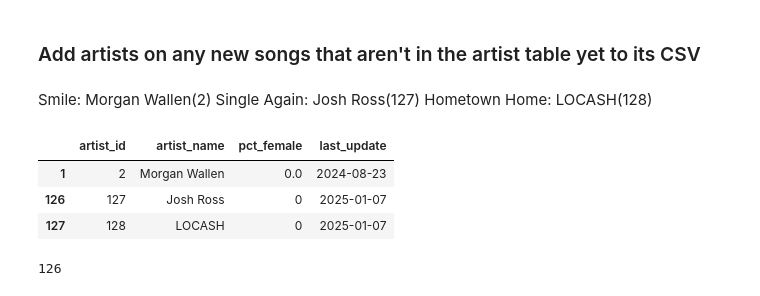
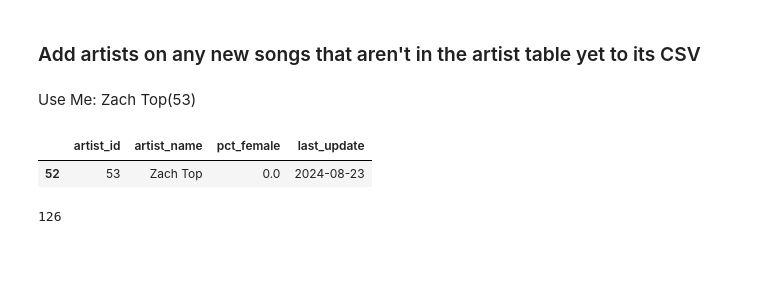
Before and after one commit to jwmanahan/billboard, a Jupyter notebook: add_new_week.ipynb, the cells around one changed output. Cells and saved outputs as stored; diff of their text form; code cells hidden in the pictures; blank space fills up the shorter version.

```diff
--- a/add_new_week.ipynb
+++ b/add_new_week.ipynb
@@ -147,21 +147,15 @@ print(list(new_song_to_rank.keys()))
 # %%
 df_artist = pd.read_csv('source_data/artist.csv')
 # %% [markdown]
-Smile: Morgan Wallen(2)
-Single Again: Josh Ross(127)
-Hometown Home: LOCASH(128)
+Use Me: Zach Top(53)
 # %%
 new_song_artists = [
-    'Morgan Wallen'
-    , 'Josh Ross'
-    , 'LOCASH'
+    'Zach Top'
 ]
 df_artist[df_artist['artist_name'].isin(new_song_artists)]
 # %% [output]
 |  | artist_id | artist_name | pct_female | last_update |
-| 1 | 2 | Morgan Wallen | 0.0 | 2024-08-23 |
-| 126 | 127 | Josh Ross | 0 | 2025-01-07 |
-| 127 | 128 | LOCASH | 0 | 2025-01-07 |
+| 52 | 53 | Zach Top | 0.0 | 2024-08-23 |
 # %%
 df_artist['artist_id'].max()
 # %% [output]
```
Also changed, not shown: parts of 27 cells of this notebook, 4 other files.
